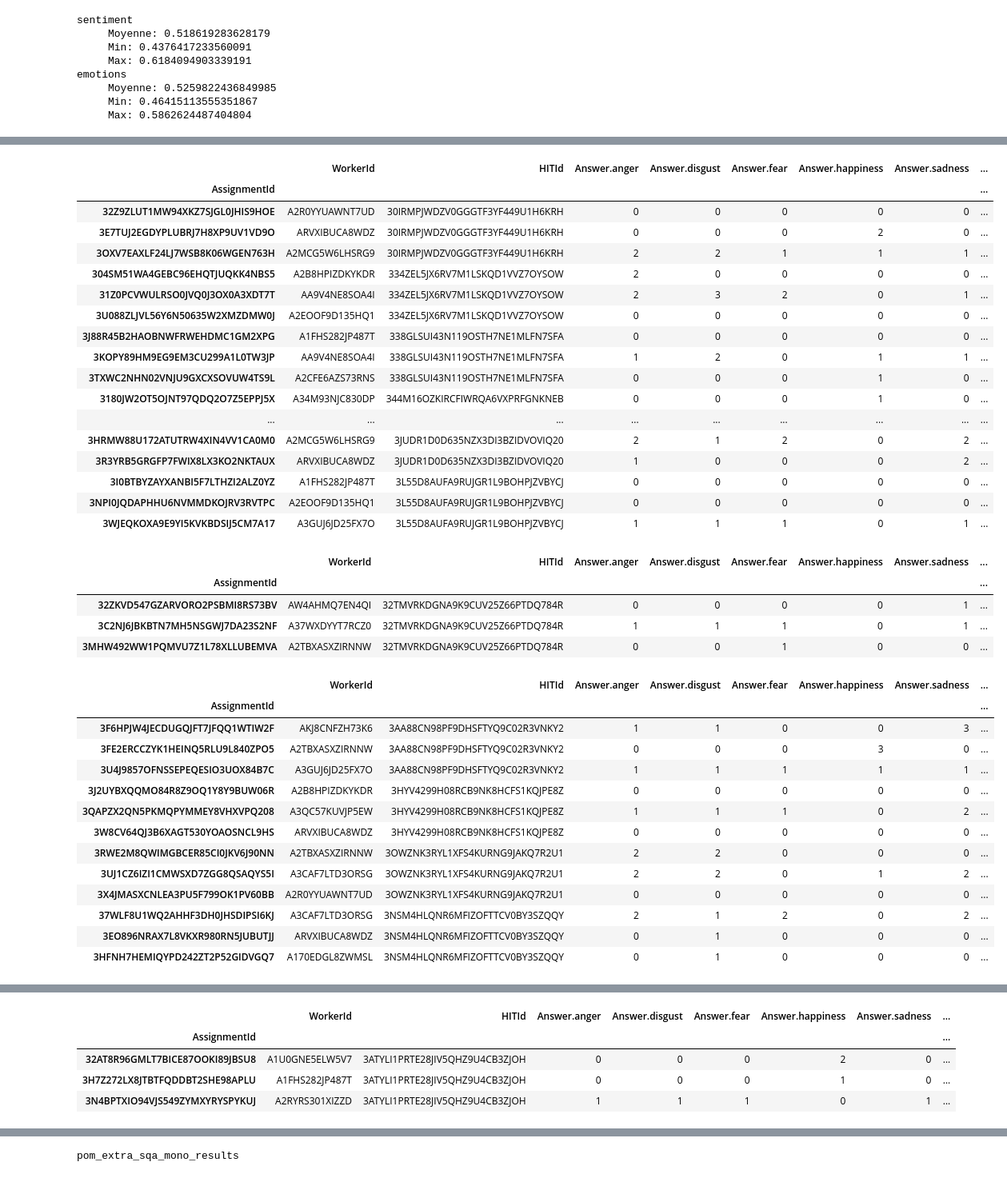
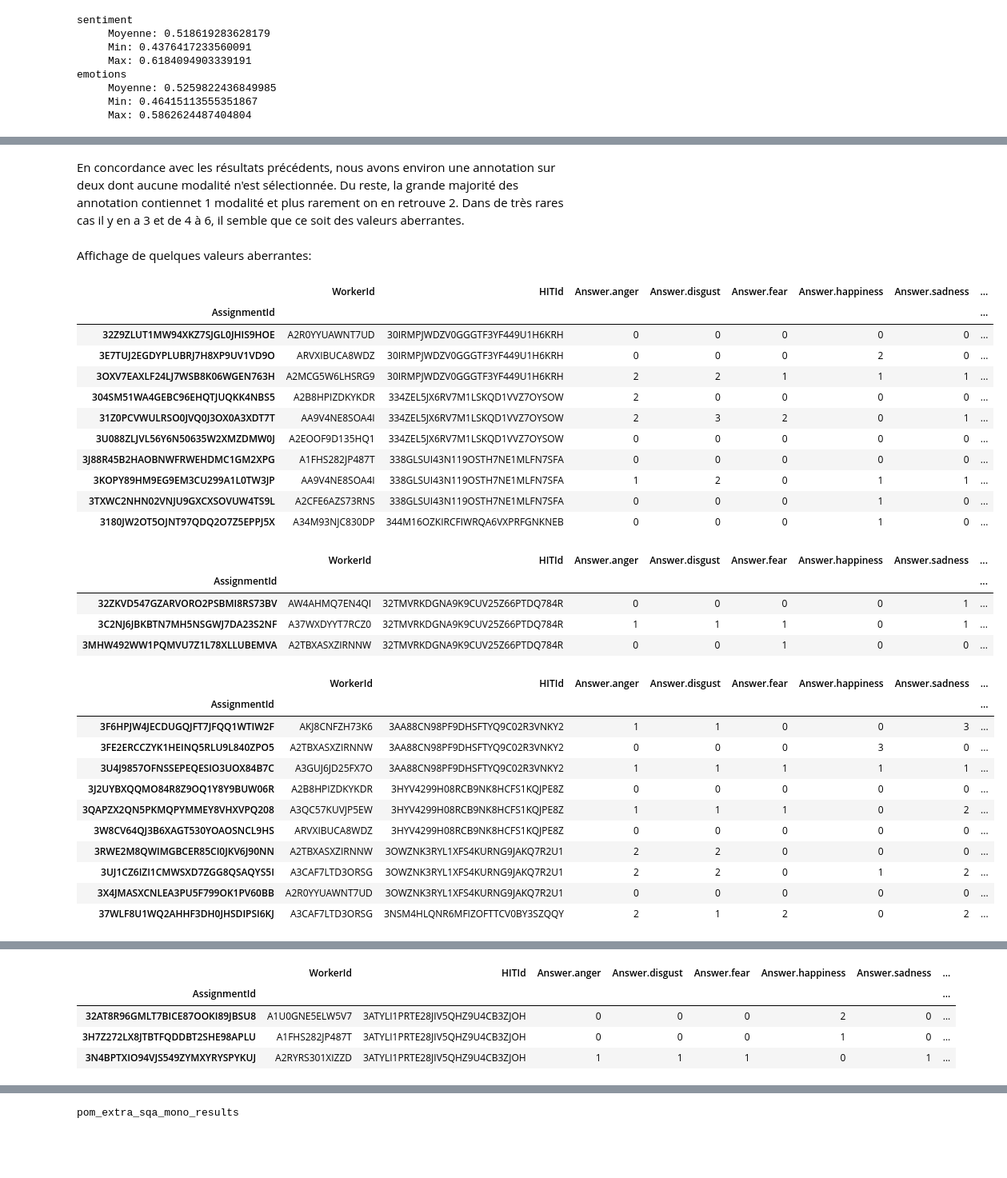
Before and after one commit to phgz/emotion, a Jupyter notebook: notebooks/labels-eda.ipynb, the cells around one changed output, grey strips where cells are left out. Shown at 80% size. Cells and saved outputs as stored; diff of their text form; code cells hidden in the pictures; blank space fills up the shorter version.

```diff
--- a/notebooks/labels-eda.ipynb
+++ b/notebooks/labels-eda.ipynb
@@ -25,7 +44,7 @@ list(dfs_init.keys())
 # %%
 for name, df in dfs_init.items():
     print(name)
-    display(df)
+    display(df.head(2))
     print("="*80)
 # %% [output]
 pom_extra_sqa_mono_results
@@ -547,9 +492,0 @@ Generally, one out of two observations have a non-neutral annotation.
-# %%
-for name, df in dfs_emotions.items():
-    print(" " *4, name)
-    count = df.shape[0]
-    non_all_zero_line = ((df.sum(axis=1) if kind == 'emotions' else df) != 0).sum()
-    weight = non_all_zero_line / count
-    print(" " * 8, "count:", count)
-    print(" " * 8, "non-all-zero-line:", non_all_zero_line)
-    print(" " * 8, "weight:", weight)
@@ -582,35 +505,33 @@ for (name, modality_distribution), (i,j) in zip(modality_distributions.items(),
 fig.tight_layout()
 # %% [output]
 [figure]
+# %% [markdown]
+En concordance avec les résultats précédents, nous avons environ une annotation sur deux dont aucune modalité n'est sélectionnée. Du reste, la grande majorité des annotation contiennet 1 modalité et plus rarement on en retrouve 2. Dans de très rares cas il y en a 3 et de 4 à 6, il semble que ce soit des valeurs aberrantes.
 # %%
 outliers = {}
 
 for name, df in dfs_emotions.items():
     outliers[name] = (df[df.applymap(lambda x: x != 0).sum(axis=1) >= 5].index)
+# %% [markdown]
+Affichage de quelques valeurs aberrantes:
 # %%
 for name, df in dfs_init.items():
     df = df.set_index('AssignmentId')
     outliers_HITId = df.loc[outliers[name]]['HITId'].values
-    display(df[df['HITId'].map(lambda v: v in outliers_HITId)][['WorkerId', 'HITId'] + emotions_cols])
+    display(df[df['HITId'].map(lambda v: v in outliers_HITId)][['WorkerId', 'HITId'] + emotions_cols].head(10))
 # %% [output]
 |  | WorkerId | HITId | Answer.anger | Answer.disgust | Answer.fear | Answer.happiness | Answer.sadness | ... |
 | AssignmentId |  |  |  |  |  |  |  | ... |
 | 32Z9ZLUT1MW94XKZ7SJGL0JHIS9HOE | A2R0YYUAWNT7UD | 30IRMPJWDZV0GGGTF3YF449U1H6KRH | 0 | 0 | 0 | 0 | 0 | ... |
 | 3E7TUJ2EGDYPLUBRJ7H8XP9UV1VD9O | ARVXIBUCA8WDZ | 30IRMPJWDZV0GGGTF3YF449U1H6KRH | 0 | 0 | 0 | 2 | 0 | ... |
 | 3OXV7EAXLF24LJ7WSB8K06WGEN763H | A2MCG5W6LHSRG9 | 30IRMPJWDZV0GGGTF3YF449U1H6KRH | 2 | 2 | 1 | 1 | 1 | ... |
 | 304SM51WA4GEBC96EHQTJUQKK4NBS5 | A2B8HPIZDKYKDR | 334ZEL5JX6RV7M1LSKQD1VVZ7OYSOW | 2 | 0 | 0 | 0 | 0 | ... |
 | 31Z0PCVWULRSO0JVQ0J3OX0A3XDT7T | AA9V4NE8SOA4I | 334ZEL5JX6RV7M1LSKQD1VVZ7OYSOW | 2 | 3 | 2 | 0 | 1 | ... |
 | 3U088ZLJVL56Y6N50635W2XMZDMW0J | A2EOOF9D135HQ1 | 334ZEL5JX6RV7M1LSKQD1VVZ7OYSOW | 0 | 0 | 0 | 0 | 0 | ... |
 | 3J88R45B2HAOBNWFRWEHDMC1GM2XPG | A1FHS282JP487T | 338GLSUI43N119OSTH7NE1MLFN7SFA | 0 | 0 | 0 | 0 | 0 | ... |
 | 3KOPY89HM9EG9EM3CU299A1L0TW3JP | AA9V4NE8SOA4I | 338GLSUI43N119OSTH7NE1MLFN7SFA | 1 | 2 | 0 | 1 | 1 | ... |
 | 3TXWC2NHN02VNJU9GXCXSOVUW4TS9L | A2CFE6AZS73RNS | 338GLSUI43N119OSTH7NE1MLFN7SFA | 0 | 0 | 0 | 1 | 0 | ... |
 | 3180JW2OT5OJNT97QDQ2O7Z5EPPJ5X | A34M93NJC830DP | 344M16OZKIRCFIWRQA6VXPRFGNKNEB | 0 | 0 | 0 | 1 | 0 | ... |
-| ... | ... | ... | ... | ... | ... | ... | ... | ... |
-| 3HRMW88U172ATUTRW4XIN4VV1CA0M0 | A2MCG5W6LHSRG9 | 3JUDR1D0D635NZX3DI3BZIDVOVIQ20 | 2 | 1 | 2 | 0 | 2 | ... |
-| 3R3YRB5GRGFP7FWIX8LX3KO2NKTAUX | ARVXIBUCA8WDZ | 3JUDR1D0D635NZX3DI3BZIDVOVIQ20 | 1 | 0 | 0 | 0 | 2 | ... |
-| 3I0BTBYZAYXANBI5F7LTHZI2ALZ0YZ | A1FHS282JP487T | 3L55D8AUFA9RUJGR1L9BOHPJZVBYCJ | 0 | 0 | 0 | 0 | 0 | ... |
-| 3NPI0JQDAPHHU6NVMMDKOJRV3RVTPC | A2EOOF9D135HQ1 | 3L55D8AUFA9RUJGR1L9BOHPJZVBYCJ | 0 | 0 | 0 | 0 | 0 | ... |
-| 3WJEQKOXA9E9YI5KVKBDSIJ5CM7A17 | A3GUJ6JD25FX7O | 3L55D8AUFA9RUJGR1L9BOHPJZVBYCJ | 1 | 1 | 1 | 0 | 1 | ... |
 |  | WorkerId | HITId | Answer.anger | Answer.disgust | Answer.fear | Answer.happiness | Answer.sadness | ... |
 | AssignmentId |  |  |  |  |  |  |  | ... |
 | 32ZKVD547GZARVORO2PSBMI8RS73BV | AW4AHMQ7EN4QI | 32TMVRKDGNA9K9CUV25Z66PTDQ784R | 0 | 0 | 0 | 0 | 1 | ... |
@@ -628,8 +549,6 @@ for name, df in dfs_init.items():
 | 3UJ1CZ6IZI1CMWSXD7ZGG8QSAQYS5I | A3CAF7LTD3ORSG | 3OWZNK3RYL1XFS4KURNG9JAKQ7R2U1 | 2 | 2 | 0 | 1 | 2 | ... |
 | 3X4JMASXCNLEA3PU5F799OK1PV60BB | A2R0YYUAWNT7UD | 3OWZNK3RYL1XFS4KURNG9JAKQ7R2U1 | 0 | 0 | 0 | 0 | 0 | ... |
 | 37WLF8U1WQ2AHHF3DH0JHSDIPSI6KJ | A3CAF7LTD3ORSG | 3NSM4HLQNR6MFIZOFTTCV0BY3SZQQY | 2 | 1 | 2 | 0 | 2 | ... |
-| 3EO896NRAX7L8VKXR980RN5JUBUTJJ | ARVXIBUCA8WDZ | 3NSM4HLQNR6MFIZOFTTCV0BY3SZQQY | 0 | 1 | 0 | 0 | 0 | ... |
-| 3HFNH7HEMIQYPD242ZT2P52GIDVGQ7 | A170EDGL8ZWMSL | 3NSM4HLQNR6MFIZOFTTCV0BY3SZQQY | 0 | 1 | 0 | 0 | 0 | ... |
 |  | WorkerId | HITId | Answer.anger | Answer.disgust | Answer.fear | Answer.happiness | Answer.sadness | ... |
 | AssignmentId |  |  |  |  |  |  |  | ... |
 | 3H0W84IWBLE0H0LD9JSEUSR9YQ4ERM | A2R0YYUAWNT7UD | 3P4ZBJFX2VFU8Q51DMHOBQP6JPEWFG | 1 | 0 | 0 | 0 | 1 | ... |
```
Also changed, not shown: parts of 57 cells of this notebook.
